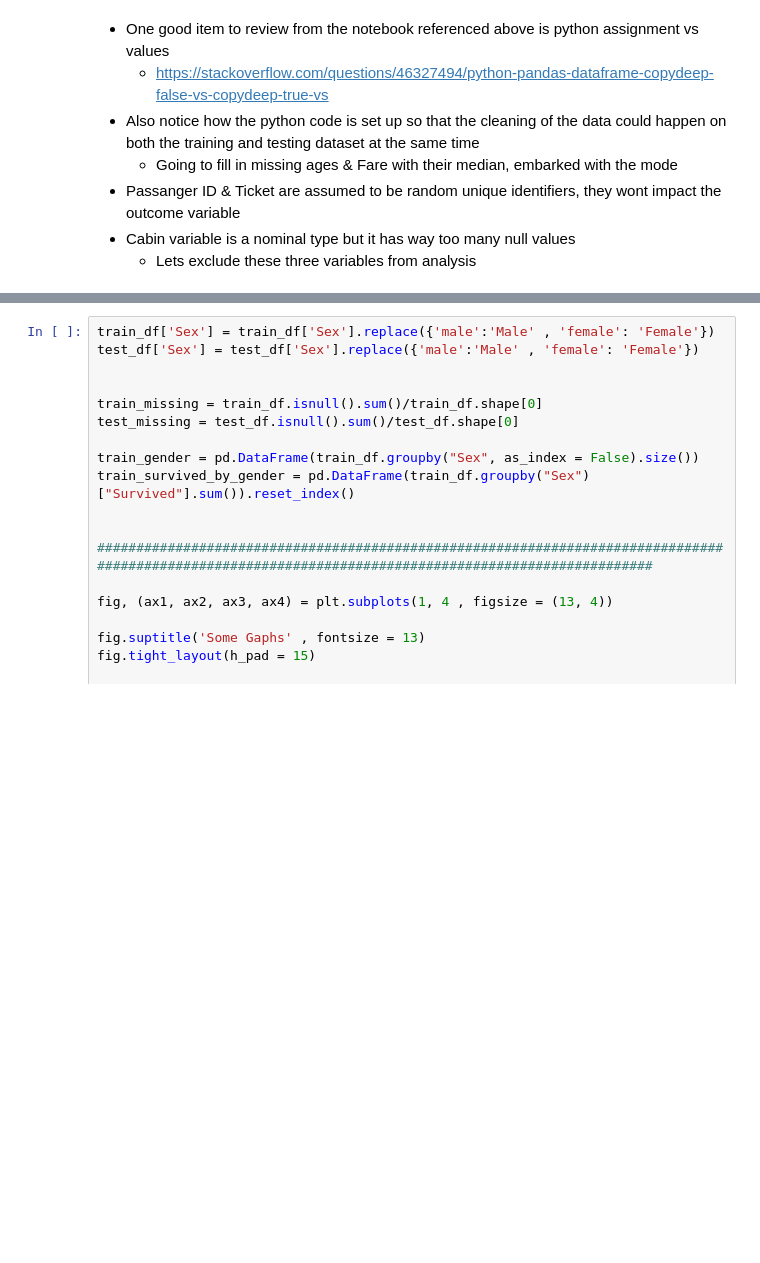
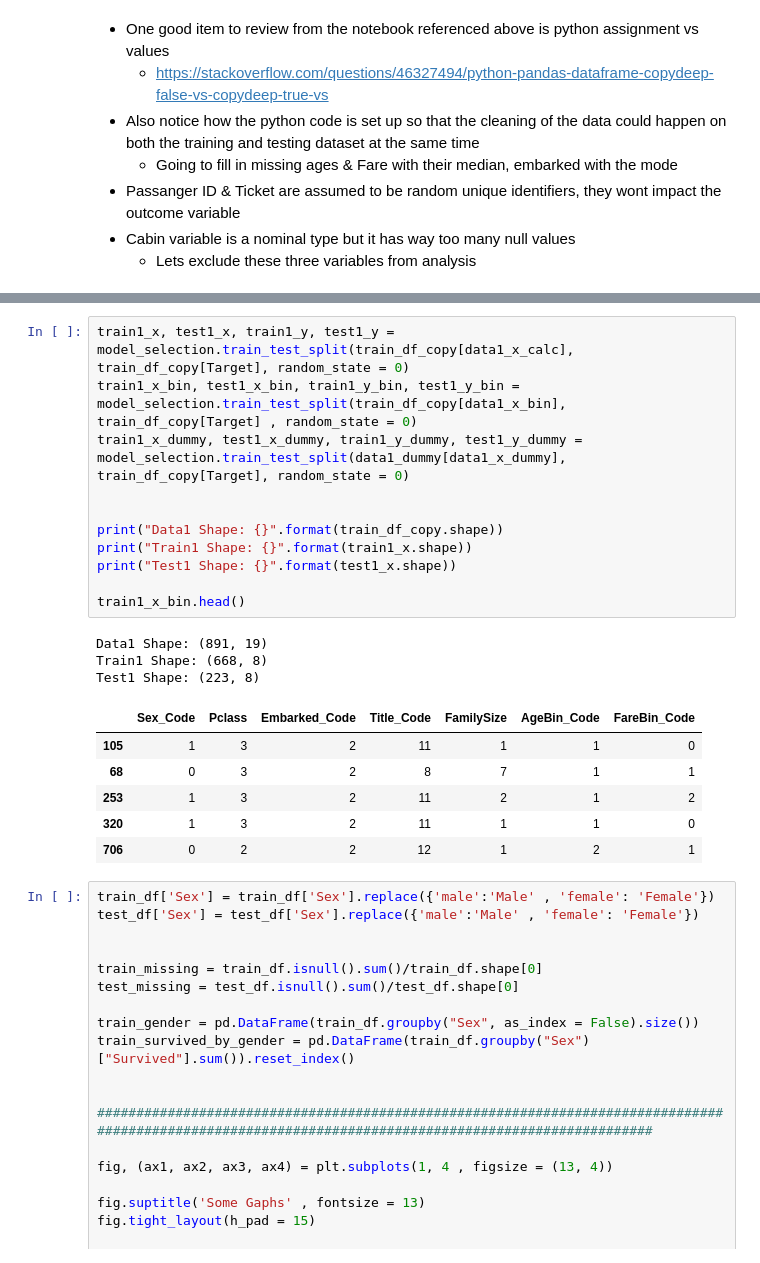
Before and after one commit to lilab001/ML-Toolkit, a Jupyter notebook: survived-ex.ipynb, the cells around one changed output, grey strips where cells are left out. Saved outputs shown, nothing was run; the diff lists cells and outputs as text; blank space fills up the shorter version.

```diff
--- a/survived-ex.ipynb
+++ b/survived-ex.ipynb
@@ -128,3 +242,24 @@ missing_df_after = pd.merge(train_missing_df, test_missing_df, right_index = Tru
+# %%
+train1_x, test1_x, train1_y, test1_y = model_selection.train_test_split(train_df_copy[data1_x_calc], train_df_copy[Target], random_state = 0)
+train1_x_bin, test1_x_bin, train1_y_bin, test1_y_bin = model_selection.train_test_split(train_df_copy[data1_x_bin], train_df_copy[Target] , random_state = 0)
+train1_x_dummy, test1_x_dummy, train1_y_dummy, test1_y_dummy = model_selection.train_test_split(data1_dummy[data1_x_dummy], train_df_copy[Target], random_state = 0)
+
+
+print("Data1 Shape: {}".format(train_df_copy.shape))
+print("Train1 Shape: {}".format(train1_x.shape))
+print("Test1 Shape: {}".format(test1_x.shape))
+
+train1_x_bin.head()
+# %% [output]
+Data1 Shape: (891, 19)
+Train1 Shape: (668, 8)
+Test1 Shape: (223, 8)
+|  | Sex_Code | Pclass | Embarked_Code | Title_Code | FamilySize | AgeBin_Code | FareBin_Code |
+| 105 | 1 | 3 | 2 | 11 | 1 | 1 | 0 |
+| 68 | 0 | 3 | 2 | 8 | 7 | 1 | 1 |
+| 253 | 1 | 3 | 2 | 11 | 2 | 1 | 2 |
+| 320 | 1 | 3 | 2 | 11 | 1 | 1 | 0 |
+| 706 | 0 | 2 | 2 | 12 | 1 | 2 | 1 |
 # %%
 train_df['Sex'] = train_df['Sex'].replace({'male':'Male' , 'female': 'Female'})
 test_df['Sex'] = test_df['Sex'].replace({'male':'Male' , 'female': 'Female'})
```
Also changed, not shown: parts of 6 cells of this notebook.
